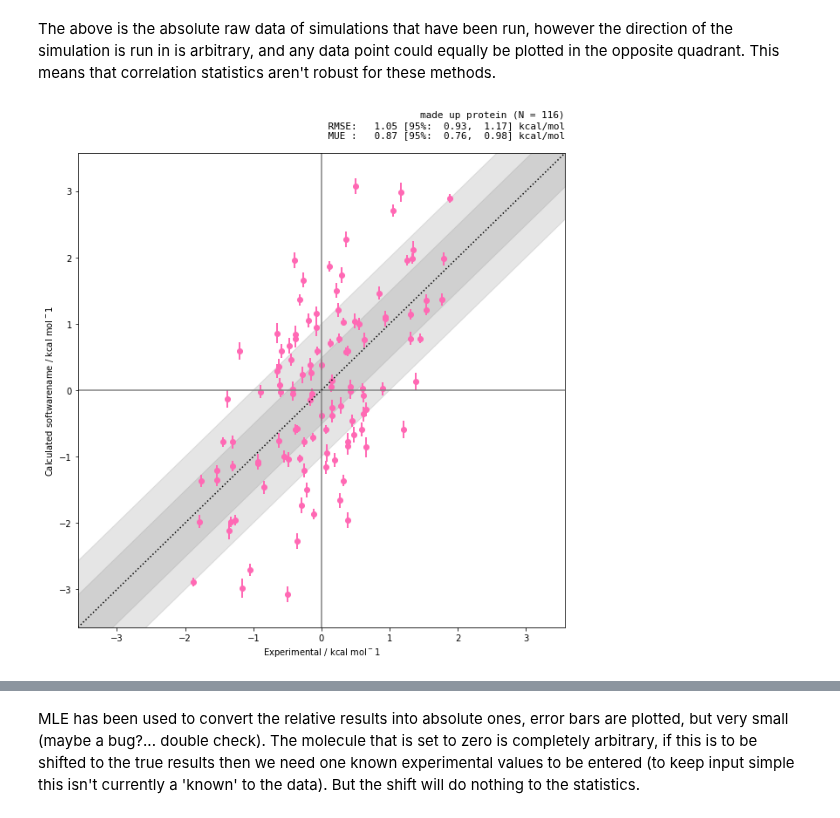
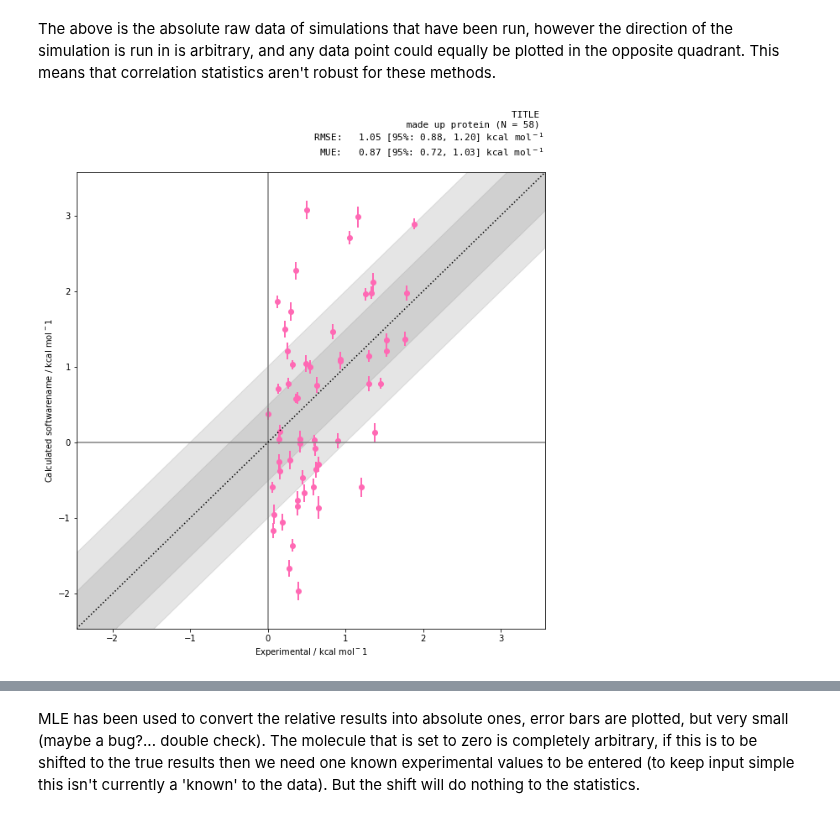
Before and after one commit to OpenFreeEnergy/cinnabar, a Jupyter notebook: freeenergyframework/examples/first-example.ipynb, the cells around one changed output, grey strips where cells are left out. Saved outputs shown, nothing was run; the diff lists cells and outputs as text; code cells hidden in the pictures.

Commit message:
adding function so all plotting handled in one place

```diff
--- a/freeenergyframework/examples/first-example.ipynb
+++ b/freeenergyframework/examples/first-example.ipynb
@@ -8,5 +13,5 @@ from freeenergyframework import plotting, stats, wrangle, absolute
 # %%
-raw_results = wrangle.read_csv('data/example.csv')
+raw_results = wrangle.read_csv('../data/example.csv')
 # %%
 plotting.plot_DDGs(raw_results,method_name='softwarename',target_name='made up protein')
 # %% [output]
@@ -14,6 +19,6 @@ plotting.plot_DDGs(raw_results,method_name='softwarename',target_name='made up p
 # %% [markdown]
 The above is the absolute raw data of simulations that have been run, however the direction of the simulation is run in is arbitrary, and any data point could equally be plotted in the opposite quadrant. This means that correlation statistics aren't robust for these methods.
 # %%
-plotting.plot_DDGs(raw_results,method_name='softwarename',symmetrise=True,target_name='made up protein')
+plotting.plot_DDGs(raw_results,method_name='softwarename',map_positive=True,target_name='made up protein',title='TITLE')
 # %% [output]
-[figure, old version]
+[figure, new version]
```
Also changed, not shown: parts of 6 cells of this notebook, 2 other files.
